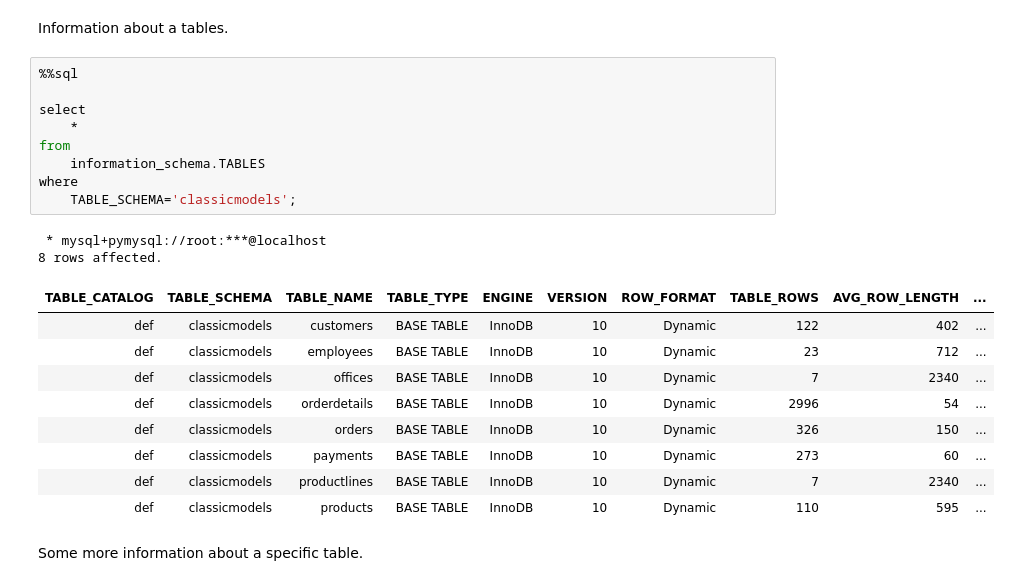
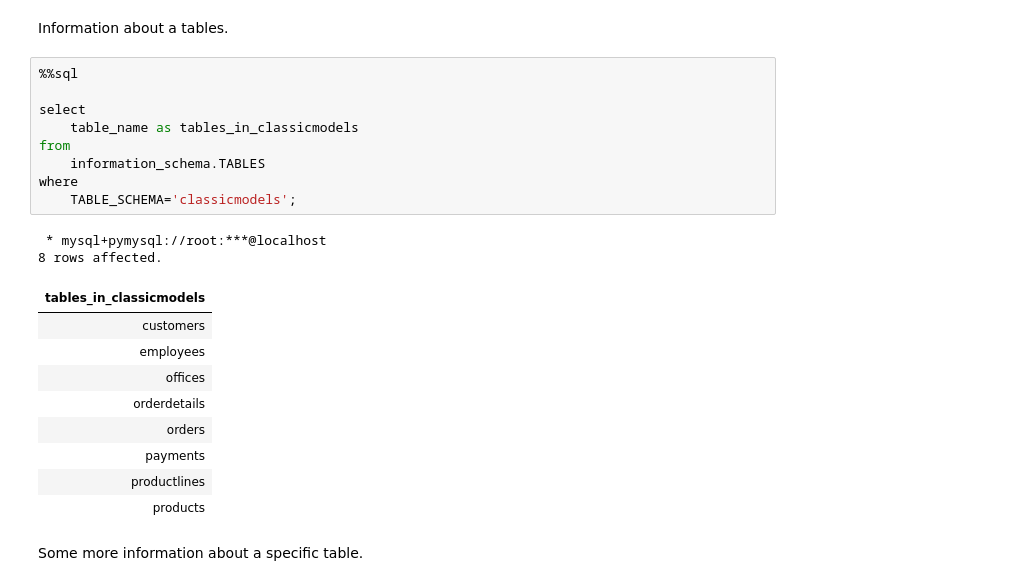
Before and after one commit to donald-f-ferguson/W4111-Intro-to-Databases-Spring-2024, a Jupyter notebook: Lectures/s-2024-Lecture-5/S24_W4111_Lecture_5_Examples.ipynb, the cells around one changed output. Cells and saved outputs as stored; diff of their text form.

```diff
--- a/Lectures/s-2024-Lecture-5/S24_W4111_Lecture_5_Examples.ipynb
+++ b/Lectures/s-2024-Lecture-5/S24_W4111_Lecture_5_Examples.ipynb
@@ -123,23 +137,23 @@ Information about a tables.
 # %%
 %%sql
 
 select
-    *
+    table_name as tables_in_classicmodels
 from
     information_schema.TABLES
 where
     TABLE_SCHEMA='classicmodels';
 # %% [output]
  * mysql+pymysql://root:***@localhost
 8 rows affected.
-| TABLE_CATALOG | TABLE_SCHEMA | TABLE_NAME | TABLE_TYPE | ENGINE | VERSION | ROW_FORMAT | TABLE_ROWS | AVG_ROW_LENGTH | ... |
-| def | classicmodels | customers | BASE TABLE | InnoDB | 10 | Dynamic | 122 | 402 | ... |
-| def | classicmodels | employees | BASE TABLE | InnoDB | 10 | Dynamic | 23 | 712 | ... |
-| def | classicmodels | offices | BASE TABLE | InnoDB | 10 | Dynamic | 7 | 2340 | ... |
-| def | classicmodels | orderdetails | BASE TABLE | InnoDB | 10 | Dynamic | 2996 | 54 | ... |
-| def | classicmodels | orders | BASE TABLE | InnoDB | 10 | Dynamic | 326 | 150 | ... |
-| def | classicmodels | payments | BASE TABLE | InnoDB | 10 | Dynamic | 273 | 60 | ... |
-| def | classicmodels | productlines | BASE TABLE | InnoDB | 10 | Dynamic | 7 | 2340 | ... |
-| def | classicmodels | products | BASE TABLE | InnoDB | 10 | Dynamic | 110 | 595 | ... |
+| tables_in_classicmodels |
+| customers |
+| employees |
+| offices |
+| orderdetails |
+| orders |
+| payments |
+| productlines |
+| products |
 # %% [markdown]
 Some more information about a specific table.
```
Also changed, not shown: parts of 7 cells of this notebook, 1 other file.
